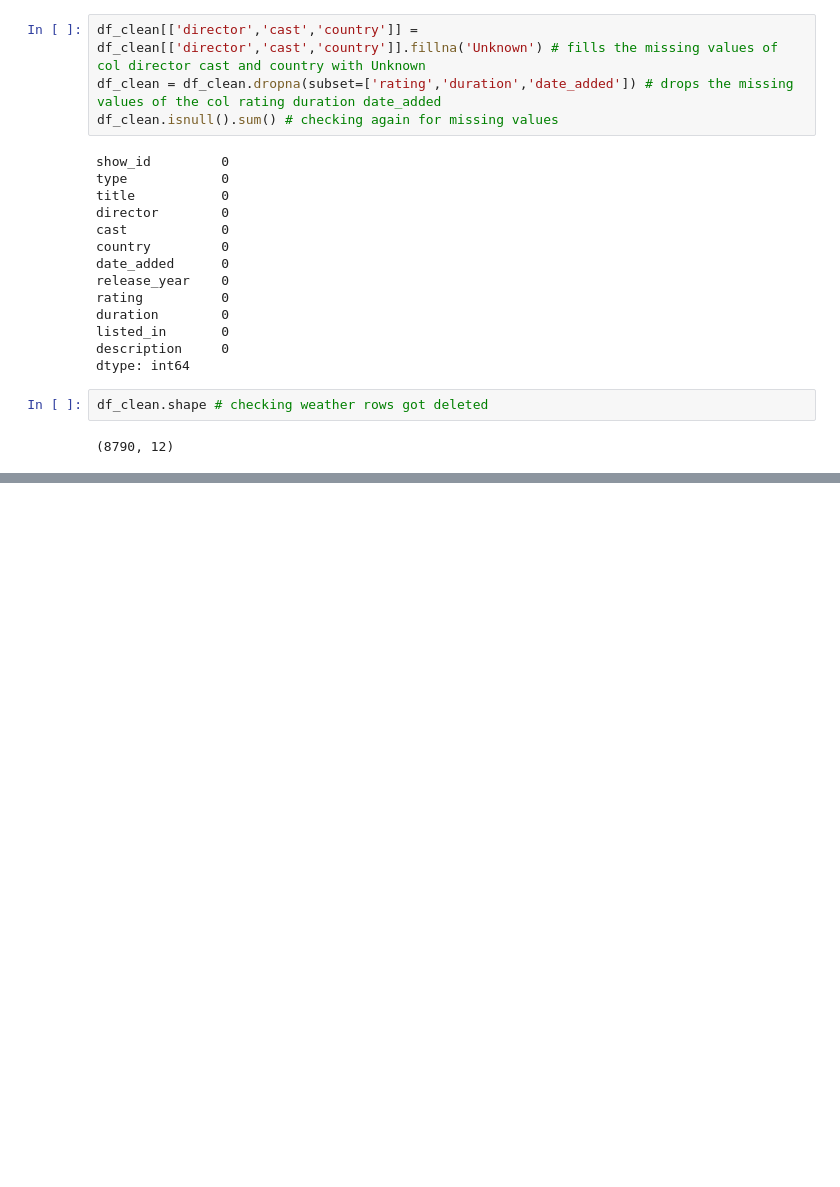
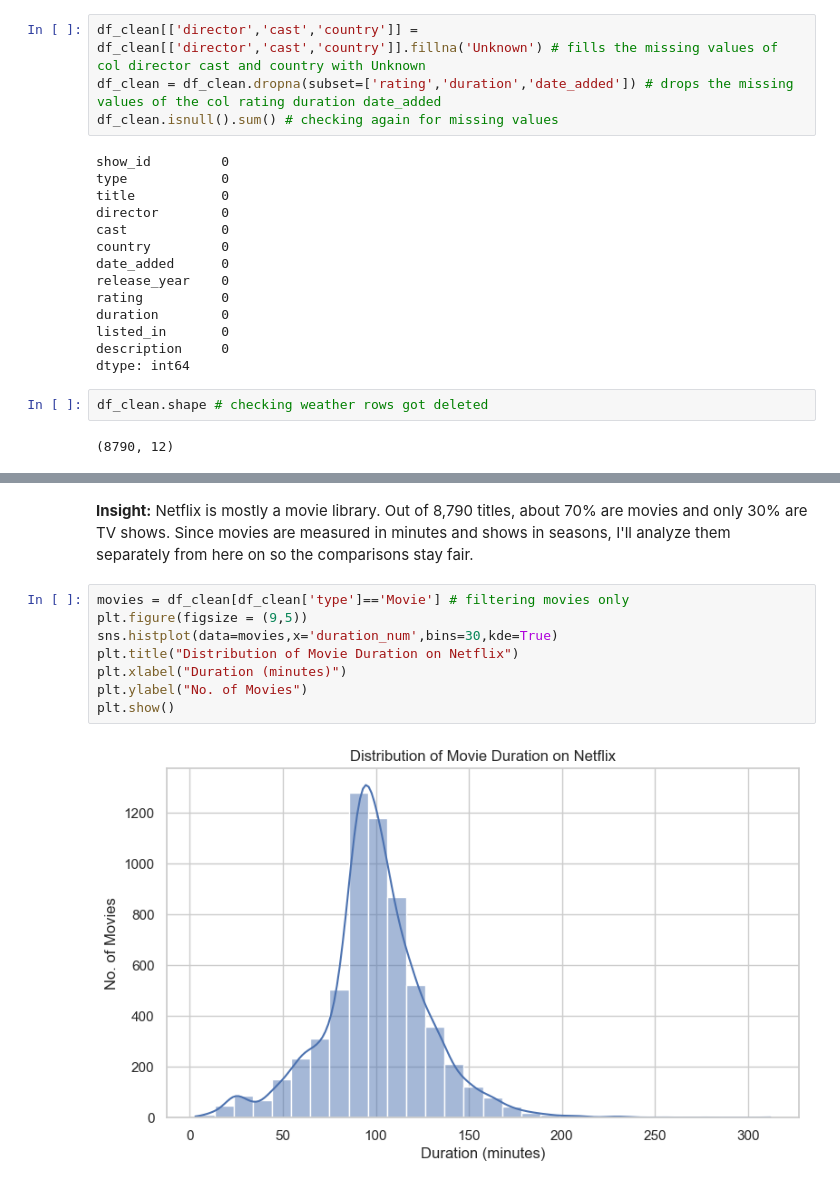
Before and after one commit to baasirahmad46/netflix-eda-visual-storytelling, a Jupyter notebook: notebooks/netflix_eda.ipynb, the cells around one changed output, grey strips where cells are left out. Cells and saved outputs as stored; diff of their text form; blank space fills up the shorter version.

```diff
--- a/notebooks/netflix_eda.ipynb
+++ b/notebooks/netflix_eda.ipynb
@@ -88,0 +153,12 @@ df_clean.shape # checking weather rows got deleted
+# %% [markdown]
+**Insight:** Netflix is mostly a movie library. Out of 8,790 titles, about 70% are movies and only 30% are TV shows. Since movies are measured in minutes and shows in seasons, I'll analyze them separately from here on so the comparisons stay fair.
+# %%
+movies = df_clean[df_clean['type']=='Movie'] # filtering movies only
+plt.figure(figsize = (9,5))
+sns.histplot(data=movies,x='duration_num',bins=30,kde=True)
+plt.title("Distribution of Movie Duration on Netflix")
+plt.xlabel("Duration (minutes)")
+plt.ylabel("No. of Movies")
+plt.show()
+# %% [output]
+[figure, added]
```
Also changed, not shown: parts of 9 cells of this notebook.
